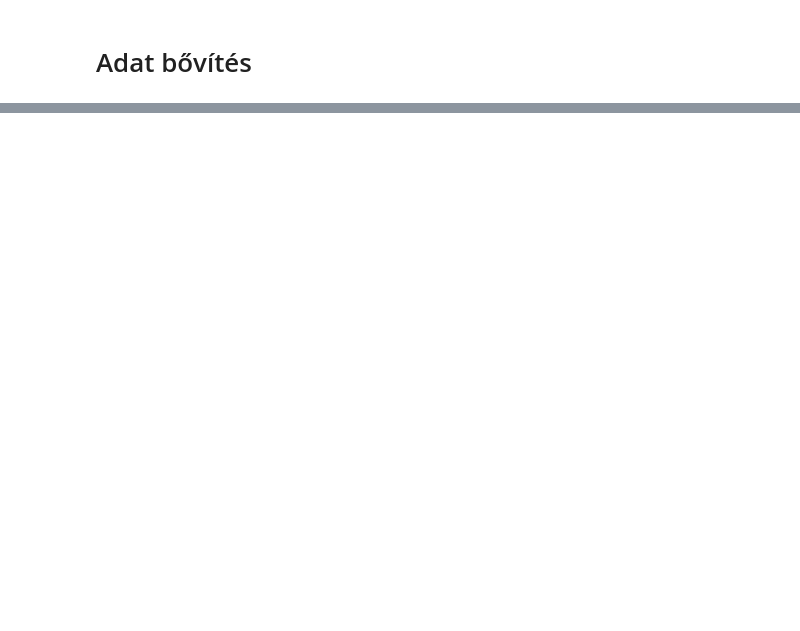
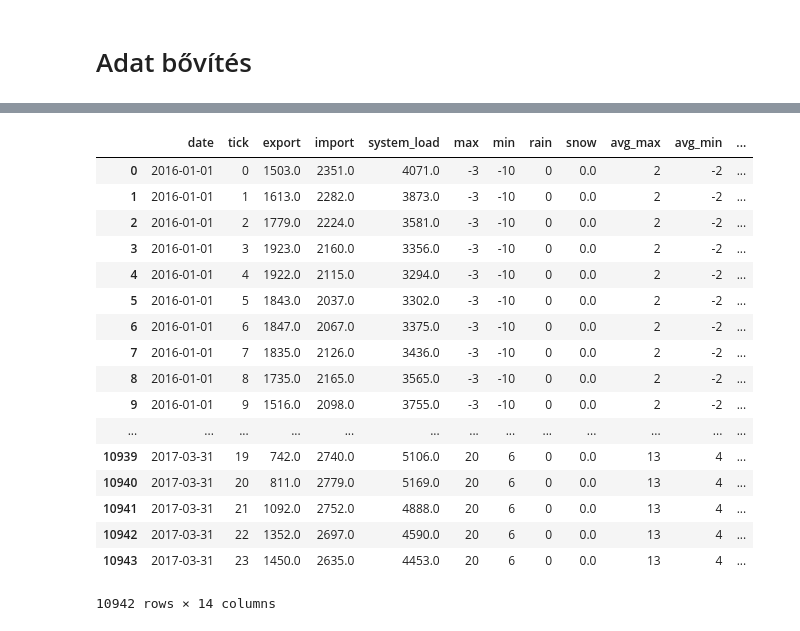
Before and after one commit to Universal95/DataMining_In_The_Energetics, a Jupyter notebook: Data_Expansion.ipynb, the cells around one changed output, grey strips where cells are left out. Drawn from its saved outputs; the diff is of its cells as text; code cells hidden in the pictures; blank space fills up the shorter version.

```diff
--- a/Data_Expansion.ipynb
+++ b/Data_Expansion.ipynb
@@ -16,11 +16,10 @@ database['date'] = pd.to_datetime(database['date'])
 database['day_of_week'] = np.nan
 print(len(database))
 for i in range(0, len(database)):
-    database.__getitem__('day_of_week').__setitem__(i, database.__getitem__('date').__getitem__(i).weekday())
-#     database['day_of_week'][i].__setitem__(database['date'][i].weekday())
-#     database.__getitem__('day_of_week').__setitem__('', value)
+    database.set_value(i, 'day_of_week', database.loc[i]['date'].weekday())
+    database.set_value(i, 'tick', database.loc[i]['tick'].split('-')[0])
     if ((i % 1000) == 0):
         print(i)
-database
+# database
 # %% [output]
 10944
@@ -49,28 +37,78 @@ See the caveats in the documentation: http://pandas.pydata.org/pandas-docs/stabl
 # %%
+database = database.dropna()
 database['holiday'] = 0
+database['workday'] = 0
+
+database.loc[(database['day_of_week'] == 1), 'workday'] = 1
+database.loc[(database['day_of_week'] == 2), 'workday'] = 1
+database.loc[(database['day_of_week'] == 3), 'workday'] = 1
+database.loc[(database['day_of_week'] == 4), 'workday'] = 1
+database.loc[(database['day_of_week'] == 5), 'workday'] = 1
+
 database.loc[(database['date'] == '2016-01-01'), 'holiday'] = 1
 database.loc[(database['date'] == '2016-03-15'), 'holiday'] = 1
 database.loc[(database['date'] == '2016-03-27'), 'holiday'] = 1
 database.loc[(database['date'] == '2016-03-28'), 'holiday'] = 1
 database.loc[(database['date'] == '2016-05-01'), 'holiday'] = 1
-database.loc[(database['date'] == '2016-03-28'), 'holiday'] = 1
+database.loc[(database['date'] == '2016-05-15'), 'holiday'] = 1
 database.loc[(database['date'] == '2016-08-20'), 'holiday'] = 1
 database.loc[(database['date'] == '2016-10-23'), 'holiday'] = 1
 database.loc[(database['date'] == '2016-11-01'), 'holiday'] = 1
 database.loc[(database['date'] == '2016-12-25'), 'holiday'] = 1
 database.loc[(database['date'] == '2016-12-26'), 'holiday'] = 1
+database.loc[(database['date'] == '2016-01-01') | \
+             (database['date'] == '2016-03-15') | \
+             (database['date'] == '2016-03-27') | \
+             (database['date'] == '2016-03-28') | \
+             (database['date'] == '2016-05-01') | \
+             (database['date'] == '2016-05-15') | \
+             (database['date'] == '2016-08-20') | \
+             (database['date'] == '2016-10-23') | \
+             (database['date'] == '2016-11-01') | \
+             (database['date'] == '2016-12-25') | \
+             (database['date'] == '2016-12-26'), 'workday'] = 0
 
 database.loc[(database['date'] == '2017-01-01'), 'holiday'] = 1
 database.loc[(database['date'] == '2017-03-15'), 'holiday'] = 1
 database.loc[(database['date'] == '2017-04-16'), 'holiday'] = 1
 database.loc[(database['date'] == '2017-04-17'), 'holiday'] = 1
 database.loc[(database['date'] == '2017-05-01'), 'holiday'] = 1
 database.loc[(database['date'] == '2017-06-04'), 'holiday'] = 1
 database.loc[(database['date'] == '2017-08-20'), 'holiday'] = 1
 database.loc[(database['date'] == '2017-10-23'), 'holiday'] = 1
 database.loc[(database['date'] == '2017-11-01'), 'holiday'] = 1
 database.loc[(database['date'] == '2017-12-25'), 'holiday'] = 1
 database.loc[(database['date'] == '2017-12-26'), 'holiday'] = 1
-# database.loc[database['date'] == '2016-01-01']['holiday']
+database.loc[(database['date'] == '2017-01-01') | \
+             (database['date'] == '2017-03-15') | \
+             (database['date'] == '2017-04-16') | \
+             (database['date'] == '2017-04-17') | \
+             (database['date'] == '2017-05-01') | \
+             (database['date'] == '2017-06-04') | \
+             (database['date'] == '2017-08-20') | \
+             (database['date'] == '2017-10-23') | \
+             (database['date'] == '2017-11-01') | \
+             (database['date'] == '2017-12-25') | \
+             (database['date'] == '2017-12-26'), 'workday'] = 0
 
 database.to_csv('Data_Expansion.csv', sep=',', index=False)
+database
+# %% [output]
+|  | date | tick | export | import | system_load | max | min | rain | snow | avg_max | avg_min | ... |
+| 0 | 2016-01-01 | 0 | 1503.0 | 2351.0 | 4071.0 | -3 | -10 | 0 | 0.0 | 2 | -2 | ... |
+| 1 | 2016-01-01 | 1 | 1613.0 | 2282.0 | 3873.0 | -3 | -10 | 0 | 0.0 | 2 | -2 | ... |
+| 2 | 2016-01-01 | 2 | 1779.0 | 2224.0 | 3581.0 | -3 | -10 | 0 | 0.0 | 2 | -2 | ... |
+| 3 | 2016-01-01 | 3 | 1923.0 | 2160.0 | 3356.0 | -3 | -10 | 0 | 0.0 | 2 | -2 | ... |
+| 4 | 2016-01-01 | 4 | 1922.0 | 2115.0 | 3294.0 | -3 | -10 | 0 | 0.0 | 2 | -2 | ... |
+| 5 | 2016-01-01 | 5 | 1843.0 | 2037.0 | 3302.0 | -3 | -10 | 0 | 0.0 | 2 | -2 | ... |
+| 6 | 2016-01-01 | 6 | 1847.0 | 2067.0 | 3375.0 | -3 | -10 | 0 | 0.0 | 2 | -2 | ... |
+| 7 | 2016-01-01 | 7 | 1835.0 | 2126.0 | 3436.0 | -3 | -10 | 0 | 0.0 | 2 | -2 | ... |
+| 8 | 2016-01-01 | 8 | 1735.0 | 2165.0 | 3565.0 | -3 | -10 | 0 | 0.0 | 2 | -2 | ... |
+| 9 | 2016-01-01 | 9 | 1516.0 | 2098.0 | 3755.0 | -3 | -10 | 0 | 0.0 | 2 | -2 | ... |
+| ... | ... | ... | ... | ... | ... | ... | ... | ... | ... | ... | ... | ... |
+| 10939 | 2017-03-31 | 19 | 742.0 | 2740.0 | 5106.0 | 20 | 6 | 0 | 0.0 | 13 | 4 | ... |
+| 10940 | 2017-03-31 | 20 | 811.0 | 2779.0 | 5169.0 | 20 | 6 | 0 | 0.0 | 13 | 4 | ... |
+| 10941 | 2017-03-31 | 21 | 1092.0 | 2752.0 | 4888.0 | 20 | 6 | 0 | 0.0 | 13 | 4 | ... |
+| 10942 | 2017-03-31 | 22 | 1352.0 | 2697.0 | 4590.0 | 20 | 6 | 0 | 0.0 | 13 | 4 | ... |
+| 10943 | 2017-03-31 | 23 | 1450.0 | 2635.0 | 4453.0 | 20 | 6 | 0 | 0.0 | 13 | 4 | ... |
+10942 rows × 14 columns
```
Also changed, not shown: parts of 2 cells of this notebook, 6 other files.
